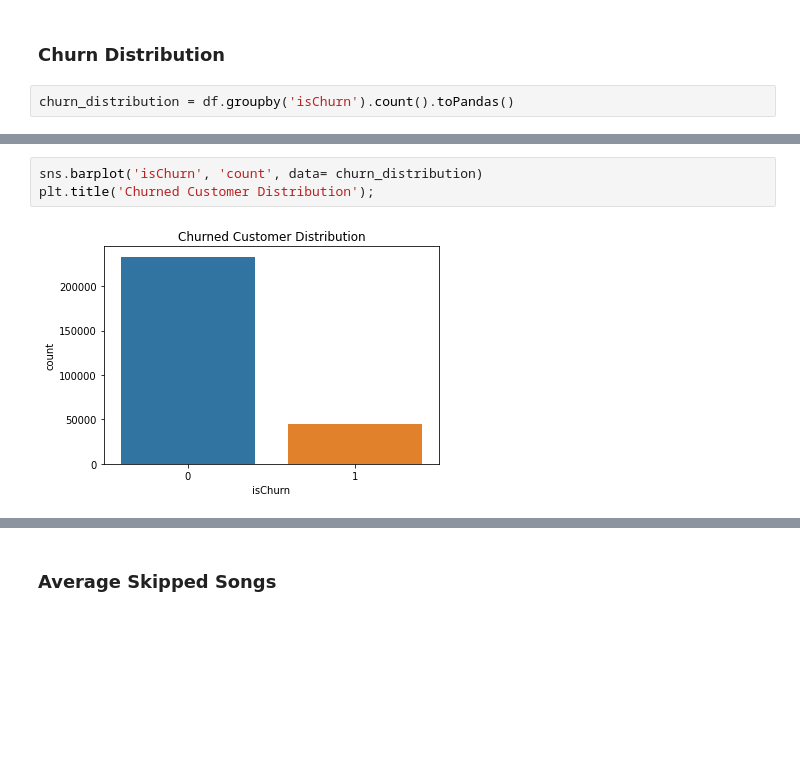
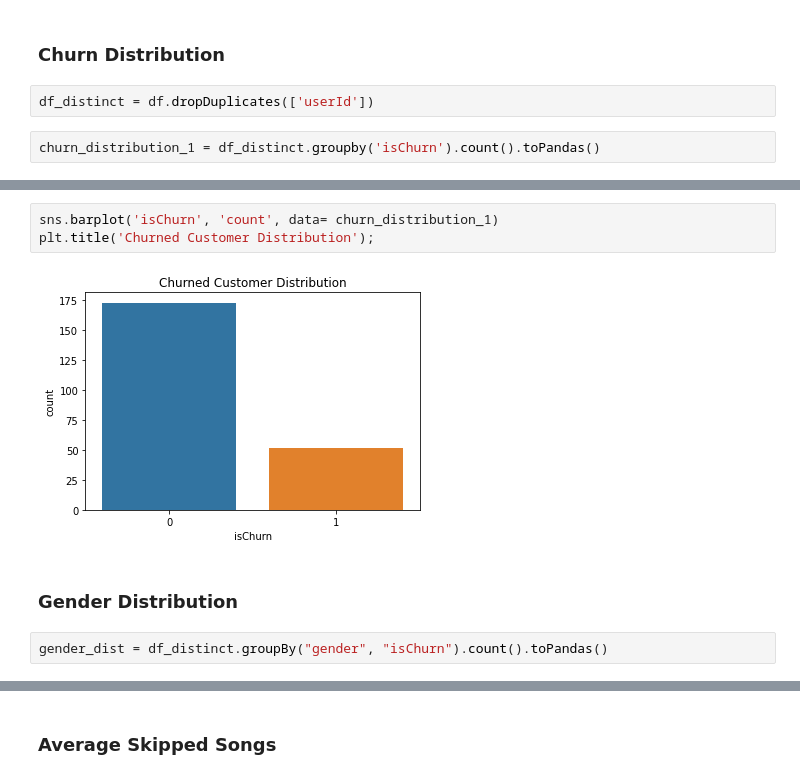
Before and after one commit to ShreeraamGit/Sparkify_customer_churn_project, a Jupyter notebook: sparkly_churn_project.ipynb, the cells around one changed output, grey strips where cells are left out. Saved outputs shown, nothing was run; the diff lists cells and outputs as text; blank space fills up the shorter version.

```diff
--- a/sparkly_churn_project.ipynb
+++ b/sparkly_churn_project.ipynb
@@ -358,4 +362,6 @@ Row(artist=None, auth='Logged In', firstName='Darianna', gender='F', itemInSessi
 # %% [markdown]
 ### Churn Distribution
+# %%
+df_distinct = df.dropDuplicates(['userId'])
 # %%
-churn_distribution = df.groupby('isChurn').count().toPandas()
+churn_distribution_1 = df_distinct.groupby('isChurn').count().toPandas()
@@ -362,5 +374,9 @@ churn_distribution = df.groupby('isChurn').count().toPandas()
 # %%
-sns.barplot('isChurn', 'count', data= churn_distribution)
+sns.barplot('isChurn', 'count', data= churn_distribution_1)
 plt.title('Churned Customer Distribution');
 # %% [output]
-[figure, old version]
+[figure, new version]
+# %% [markdown]
+### Gender Distribution
+# %%
+gender_dist = df_distinct.groupBy("gender", "isChurn").count().toPandas()
```
Also changed, not shown: parts of 25 cells of this notebook.
